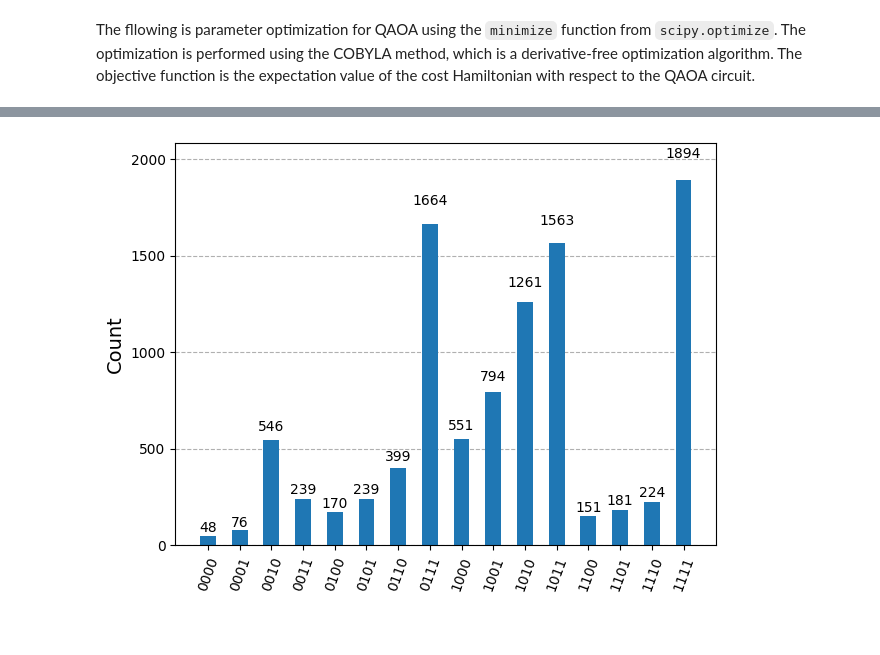
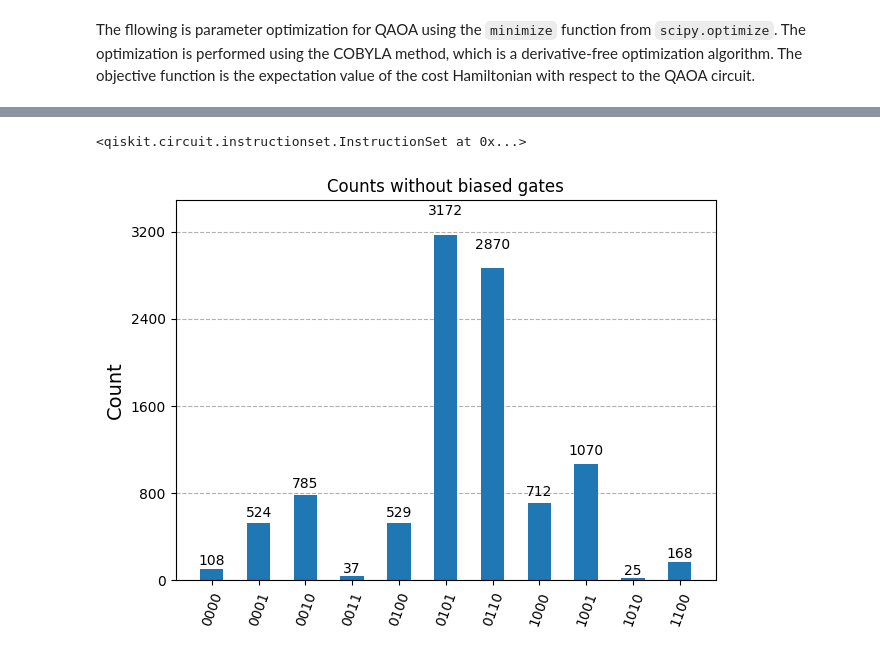
Before and after one commit to PiPevafo/QTG-QAOA_for_QKP, a Jupyter notebook: summary.ipynb, the cells around one changed output, grey strips where cells are left out. Cells and saved outputs as stored; diff of their text form; code cells hidden in the pictures.

Commit message:
The mixer was updated, so that it applies to the QTG Circuit

```diff
--- a/summary.ipynb
+++ b/summary.ipynb
@@ -168,6 +171,8 @@ Here we will build the hamiltonian to otpimize in based of the profits matrix $x
 # %%
-from QAOA.qaoa import build_qkp_cost_hamiltonian
+from QAOA.qaoa import build_qkp_cost_hamiltonian, operator_extend
 
 cost_hamiltonian = build_qkp_cost_hamiltonian(n_items, profits)
+cost_hamiltonian = operator_extend(cost_hamiltonian, qc_QTG.num_qubits)
+
 print("Cost Hamiltonian: ", cost_hamiltonian)
 # %% [output]
@@ -198,26 +213,13 @@ initial_gamma = np.pi
 initial_beta = np.pi/2
 init_params = [initial_gamma, initial_beta] * reps
 
-objective_func_vals = []
-
 estimator = AerEstimator()
 estimator.set_options(shots=10_000)
 
-def cost_func_estimator(params, ansatz, hamiltonian, estimator):
-    circuit_bound = ansatz.assign_parameters(params, inplace=False)
+def cost_func_estimator(params, ansatz, hamiltonian, estimator, objective_func_vals):
+    circuit_bound = ansatz.decompose().decompose().assign_parameters(params, inplace=False)
     job = estimator.run([circuit_bound], [hamiltonian])
     result = job.result()
     cost = result.values[0]
     objective_func_vals.append(cost)
     return cost
-
-result = minimize(
-    cost_func_estimator,
-    init_params,
-    args=(qaoa, cost_hamiltonian, estimator),
-    method="COBYLA",
-    tol=1e-10,
-    options={'maxiter': 5000}
-)
-
-print("Optimization Result:\n", result)
@@ -243,0 +228,12 @@ plt.show()
+# %%
+objective_func_vals = []
+result = minimize(
+    cost_func_estimator,
+    init_params,
+    args=(qaoa, cost_hamiltonian, estimator, objective_func_vals),
+    method="COBYLA",
+    tol=1e-10,
+    options={'maxiter': 5000}
+)
+
+print("Optimization Result:\n", result)
@@ -252,13 +306,18 @@ optimized_circuit.draw('mpl')
+# %%
+optimized_circuit_biased = qaoa_biased.assign_parameters(result_biased.x)   # Assign the optimized parameters to the QAOA circuit and measure the qubits
+optimized_circuit_biased.add_register(reg)
+optimized_circuit_biased.measure(qaoa_biased.qubits[0:n_items], reg)
+# %% [output]
+<qiskit.circuit.instructionset.InstructionSet at 0x...>
 # %%
-# Execute the optimized circuit
-simulator = Aer.get_backend('aer_simulator')
-transpiled_circuit = transpile(optimized_circuit, simulator)
+# Execute the optimized circuit without biased gates
 
+transpiled_circuit = transpile(optimized_circuit.decompose().decompose(), simulator)
 shots = 10_000
 job = simulator.run(transpiled_circuit, backend=simulator, shots=shots)
 result = job.result()
 
 counts = result.get_counts()
-plot_histogram(counts)
+plot_histogram(counts, title="Counts without biased gates")
 # %% [output]
-[figure, old version]
+[figure, new version]
```
Also changed, not shown: parts of 30 cells of this notebook, 9 other files.
